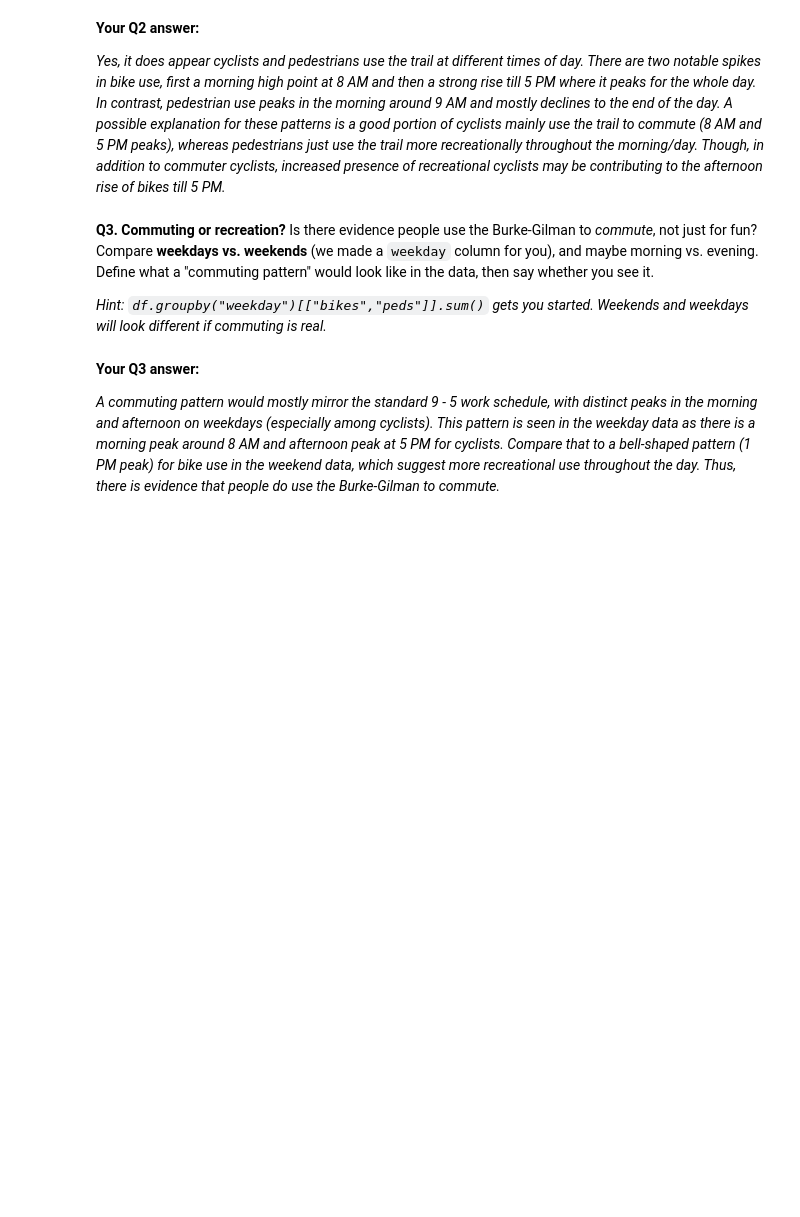
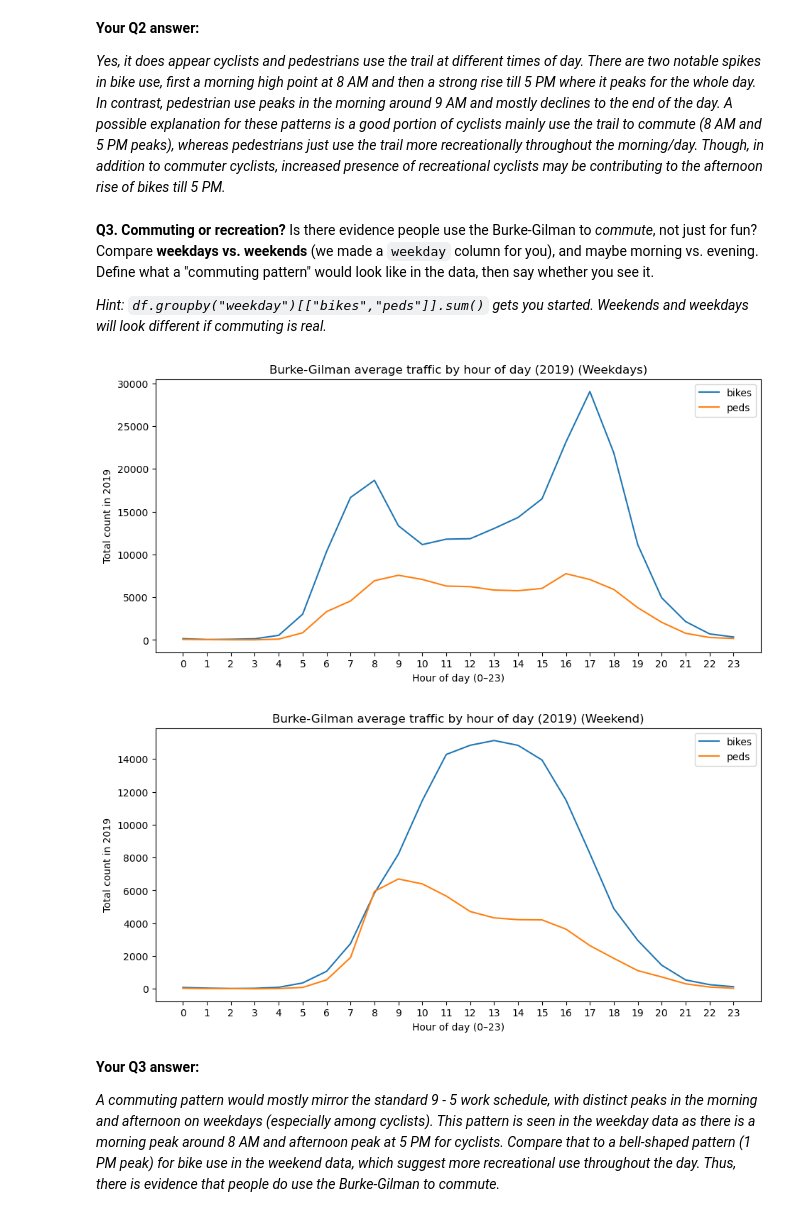
Before and after one commit to emay-20/hcde-410, a Jupyter notebook: A1/A1.ipynb, the cells around one changed output. Cells and saved outputs as stored; diff of their text form; code cells hidden in the pictures; blank space fills up the shorter version.

```diff
--- a/A1/A1.ipynb
+++ b/A1/A1.ipynb
@@ -159,31 +221,34 @@ Is there evidence people use the Burke-Gilman to *commute*, not just for fun? Co
 # %%
 # Your code for Q3
 
 # Group every row by its day of the week, and sum bikes and peds within each day
 by_weekday = df.groupby("weekday")[["bikes", "peds"]].sum()
 
 # Separate the days into weekdays and weekend
 df["day_type"] = df["weekday"].apply(
     lambda day: "Weekend" if day in ["Saturday", "Sunday"] else "Weekday"
 )
 
-by_hour = df.groupby(["day_type", "hour"])[["bikes", "peds"]].sum()
+by_hour_day_type = df.groupby(["day_type", "hour"])[["bikes", "peds"]].sum()
 
 # Weekday hourly traffic plot
-by_hour.loc["Weekday"].plot(figsize=(11, 5))
+by_hour_day_type.loc["Weekday"].plot(figsize=(11, 5))
 plt.title("Burke-Gilman average traffic by hour of day (2019) (Weekdays)")
 plt.xlabel("Hour of day (0–23)")
 plt.ylabel("Total count in 2019")
 plt.xticks(range(0, 24))
 plt.show()
 
 # Weekend hourly traffic plot
-by_hour.loc["Weekend"].plot(figsize=(11, 5))
+by_hour_day_type.loc["Weekend"].plot(figsize=(11, 5))
 plt.title("Burke-Gilman average traffic by hour of day (2019) (Weekend)")
 plt.xlabel("Hour of day (0–23)")
 plt.ylabel("Total count in 2019")
 plt.xticks(range(0, 24))
 plt.show()
+# %% [output]
+[figure, added]
+[figure, added]
 # %% [markdown]
 **Your Q3 answer:**
 
```
Also changed, not shown: parts of 8 cells of this notebook.
